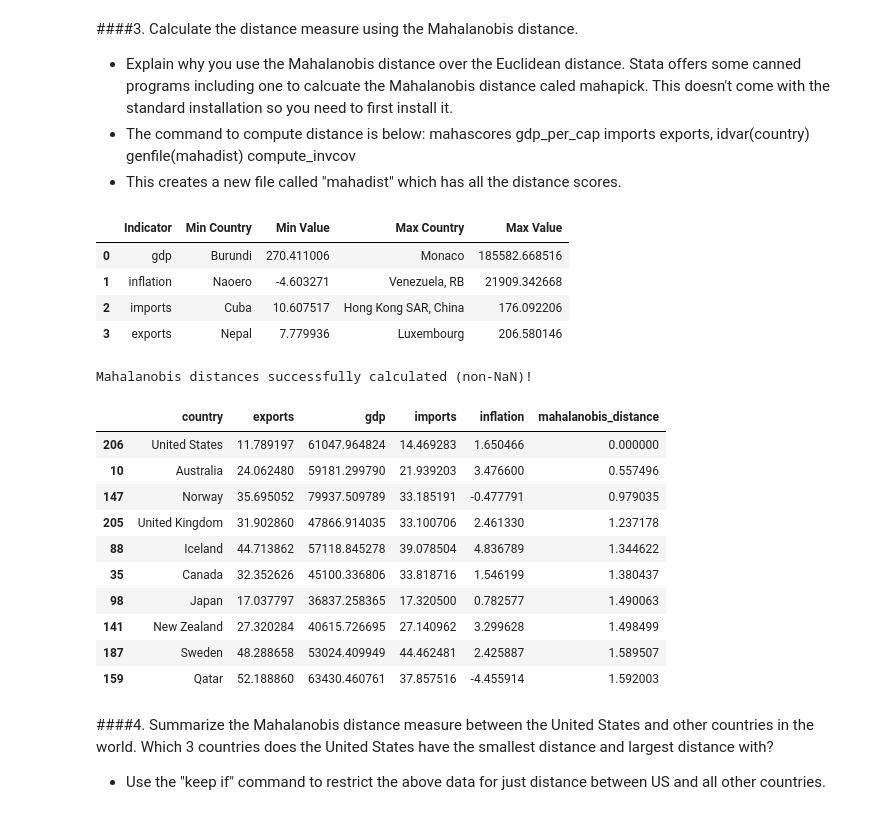
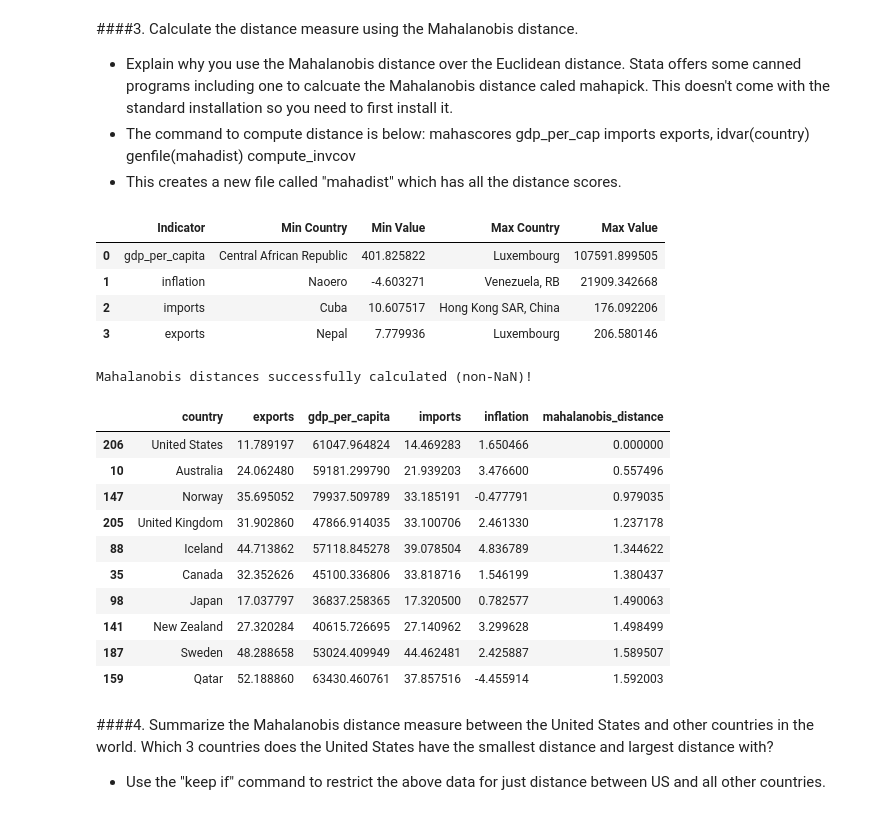
Before and after one commit to chipojaya1/ISS-Economic-Distance, a Jupyter notebook: Economic_distance_analysis.ipynb, the cells around one changed output. Cells and saved outputs as stored; diff of their text form; code cells hidden in the pictures.

```diff
--- a/Economic_distance_analysis.ipynb
+++ b/Economic_distance_analysis.ipynb
@@ -38,7 +38,7 @@ display(df.head())
 # %%
 # 2. Define the mapping for Series Name renaming
 name_mapping = {
-    'GDP per capita (constant 2015 US$)': 'gdp',
+    'GDP per capita (constant 2015 US$)': 'gdp_per_capita',
     'Inflation, GDP deflator (annual %)': 'inflation',
     'Imports of goods and services (% of GDP)': 'imports',
     'Exports of goods and services (% of GDP)': 'exports'
@@ -156,7 +150,7 @@ Missing Data:
 dtype: int64
 # %%
 # Drop any country with missing values in each of the 3 indicators
-cols = ['gdp_per_capita', 'inflation', 'imports_pct_gdp', 'exports_pct_gdp']
+cols = ['gdp_per_capita', 'inflation', 'imports', 'exports']
 wdi_df = wdi_df.dropna(subset=cols)
 print("wdi_df shape:", wdi_df.shape)
 wdi_df.head()
@@ -248,28 +242,28 @@ mahascores gdp_per_cap imports exports, idvar(country) genfile(mahadist) compute
 - This creates a new file called "mahadist" which has all the distance scores.
 # %%
 # Economies at each observed extreme
-indicators = ['gdp', 'inflation', 'imports', 'exports']
+indicators = ['gdp_per_capita', 'inflation', 'imports', 'exports']
 
 extremes = []
 for col in indicators:
     # Find the row with the minimum value for this indicator
     min_row = wdi_df.loc[wdi_df[col].idxmin()]
     # Find the row with the maximum value for this indicator
     max_row = wdi_df.loc[wdi_df[col].idxmax()]
 
     extremes.append({
         'Indicator': col,
         'Min Country': min_row['country'],
         'Min Value': min_row[col],
         'Max Country': max_row['country'],
         'Max Value': max_row[col]
     })
 
 extremes_df = pd.DataFrame(extremes)
 display(extremes_df)
 # %% [output]
 |  | Indicator | Min Country | Min Value | Max Country | Max Value |
-| 0 | gdp | Burundi | 270.411006 | Monaco | 185582.668516 |
+| 0 | gdp_per_capita | Central African Republic | 401.825822 | Luxembourg | 107591.899505 |
 | 1 | inflation | Naoero | -4.603271 | Venezuela, RB | 21909.342668 |
 | 2 | imports | Cuba | 10.607517 | Hong Kong SAR, China | 176.092206 |
 | 3 | exports | Nepal | 7.779936 | Luxembourg | 206.580146 |
@@ -277,7 +271,7 @@ display(extremes_df)
 from scipy.spatial import distance
 
 # 1. Select the indicators to use for distance calculation
-features = ['gdp', 'inflation', 'imports', 'exports']
+features = ['gdp_per_capita', 'inflation', 'imports', 'exports']
 
 # 2. Filter out rows that have NaN values in our key features
 wdi_clean = wdi_df.dropna(subset=features).copy()
@@ -313,7 +307,7 @@ print("Mahalanobis distances successfully calculated (non-NaN)!")
 display(wdi_df.sort_values(by='mahalanobis_distance').head(10))
 # %% [output]
 Mahalanobis distances successfully calculated (non-NaN)!
-|  | country | exports | gdp | imports | inflation | mahalanobis_distance |
+|  | country | exports | gdp_per_capita | imports | inflation | mahalanobis_distance |
 | 206 | United States | 11.789197 | 61047.964824 | 14.469283 | 1.650466 | 0.000000 |
 | 10 | Australia | 24.062480 | 59181.299790 | 21.939203 | 3.476600 | 0.557496 |
 | 147 | Norway | 35.695052 | 79937.509789 | 33.185191 | -0.477791 | 0.979035 |
```
Also changed, not shown: parts of 15 cells of this notebook.
